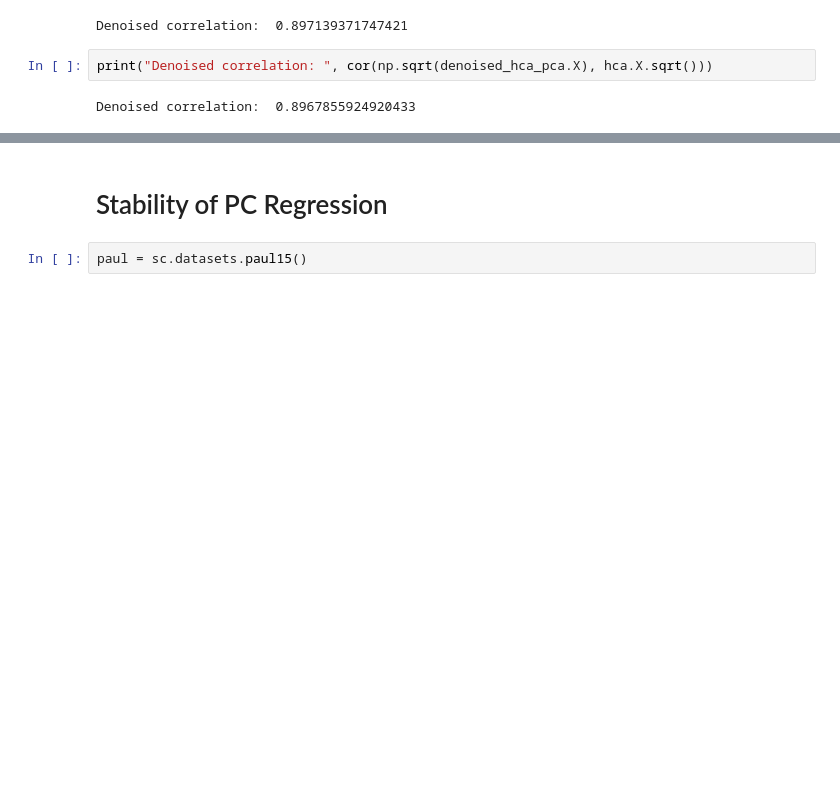
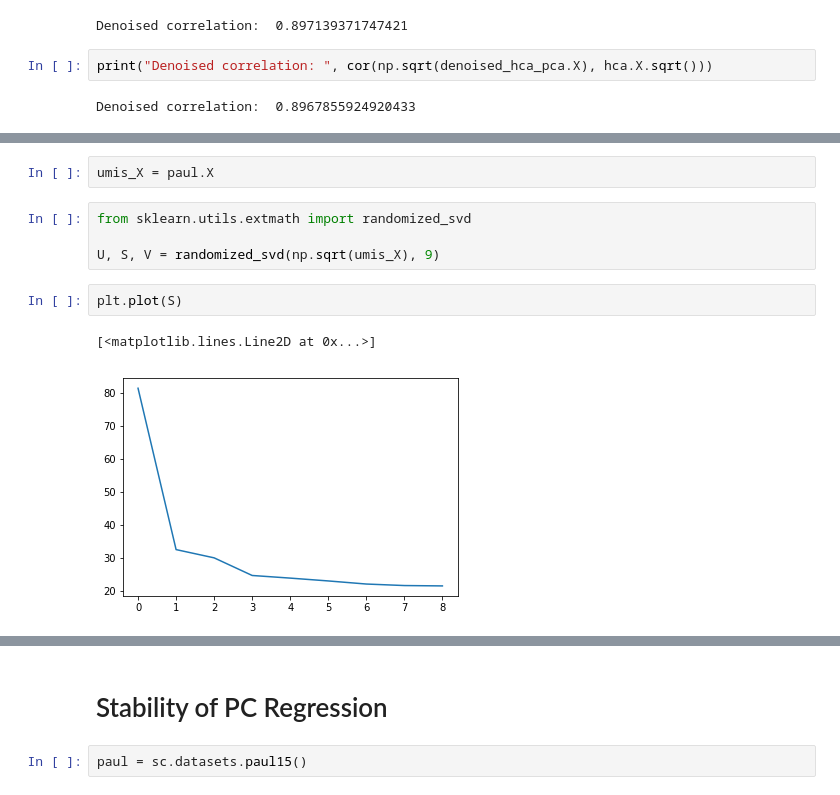
Before and after one commit to czbiohub-sf/molecular-cross-validation, a Jupyter notebook: src/noise2self_sc/PCA Demo.ipynb, the cells around one changed output, grey strips where cells are left out. Saved outputs shown, nothing was run; the diff lists cells and outputs as text; blank space fills up the shorter version.

```diff
--- a/src/noise2self_sc/PCA Demo.ipynb
+++ b/src/noise2self_sc/PCA Demo.ipynb
@@ -105,0 +148,11 @@ Denoised correlation:  0.8967855924920433
+# %%
+umis_X = paul.X
+# %%
+from sklearn.utils.extmath import randomized_svd
+
+U, S, V = randomized_svd(np.sqrt(umis_X), 9)
+# %%
+plt.plot(S)
+# %% [output]
+[<matplotlib.lines.Line2D at 0x...>]
+[figure, added]
```
Also changed, not shown: parts of 24 cells of this notebook, 3 other files.
